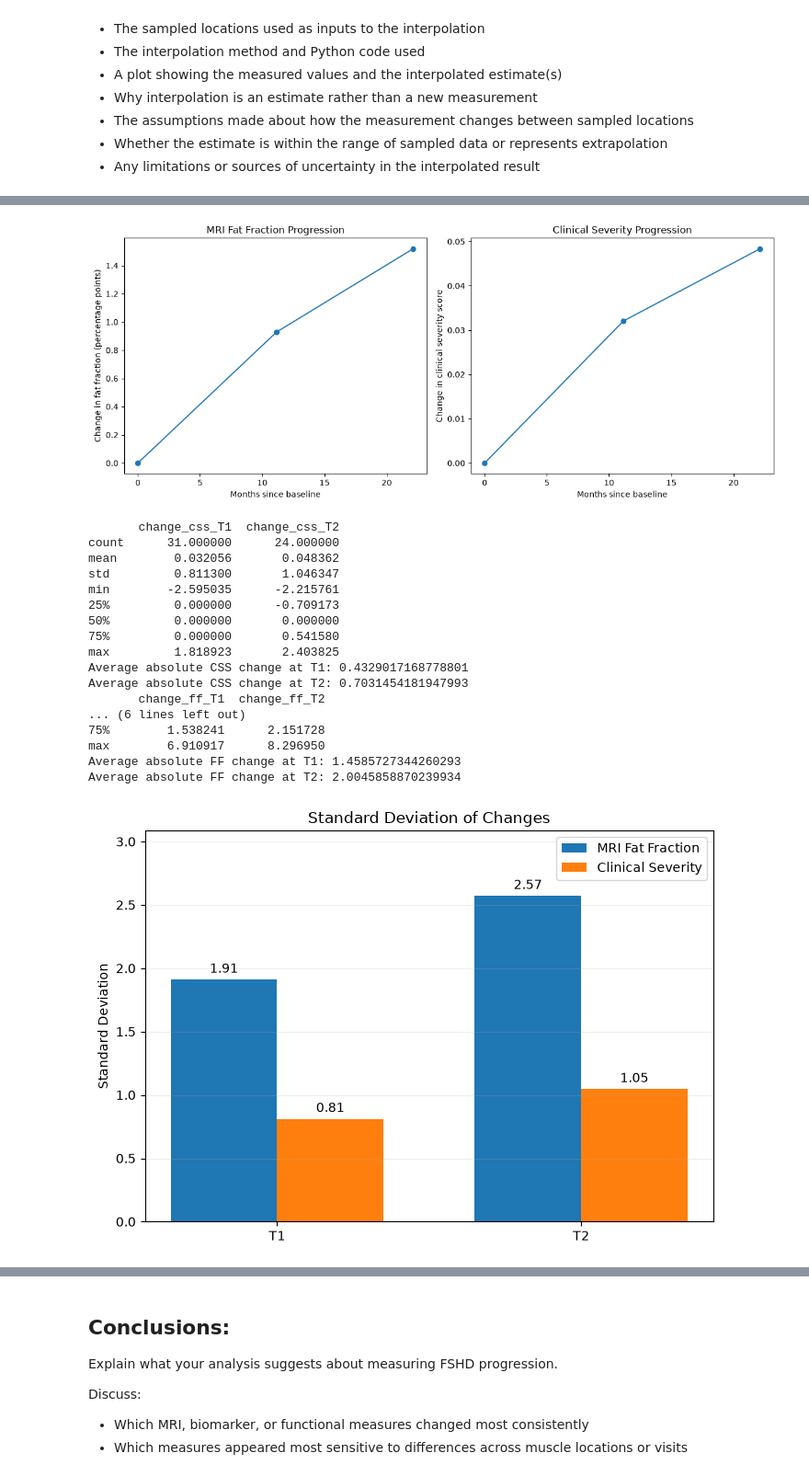
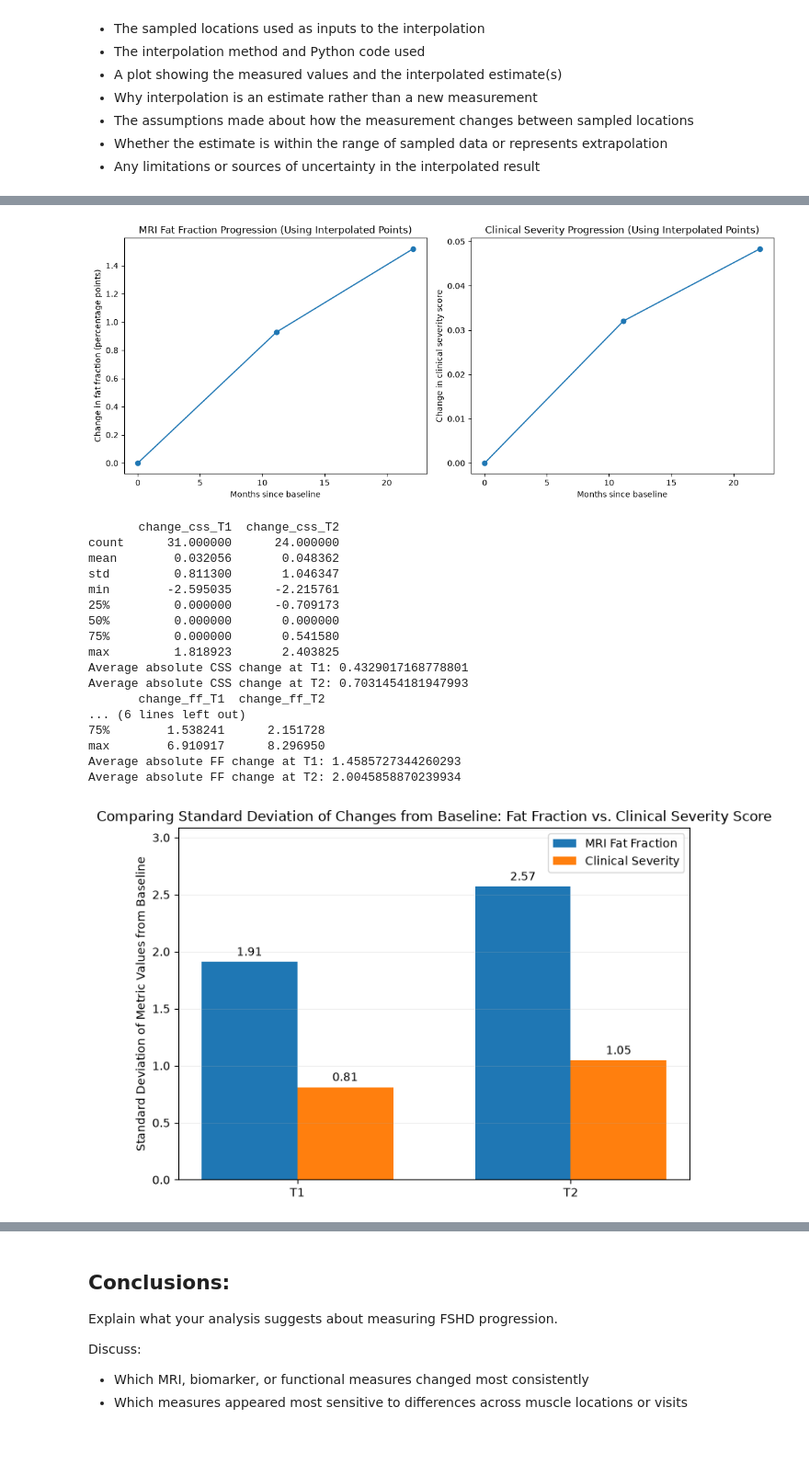
Before and after one commit to BigPanda0226/BME2315_Module2, a Jupyter notebook: FSHD_Module2_Project_Template.ipynb, the cells around one changed output, grey strips where cells are left out. Shown at 92% size. Drawn from its saved outputs; the diff is of its cells as text; code cells hidden in the pictures; blank space fills up the shorter version.

```diff
--- a/FSHD_Module2_Project_Template.ipynb
+++ b/FSHD_Module2_Project_Template.ipynb
@@ -596,12 +596,12 @@ fig, axes = plt.subplots(1, 2, figsize=(12, 5))
 times = [0, T1, T2]
 
 axes[0].plot(times, ff_means, marker='o')
-axes[0].set_title('MRI Fat Fraction Progression')
+axes[0].set_title('MRI Fat Fraction Progression (Using Interpolated Points)')
 axes[0].set_xlabel('Months since baseline')
 axes[0].set_ylabel('Change in fat fraction (percentage points)')
 
 axes[1].plot(times, css_means, marker='o')
-axes[1].set_title('Clinical Severity Progression')
+axes[1].set_title('Clinical Severity Progression (Using Interpolated Points)')
 axes[1].set_xlabel('Months since baseline')
 axes[1].set_ylabel('Change in clinical severity score')
 
@@ -643,12 +643,39 @@ css_std = results_df[css_cols].std().values
 ff_abs = results_df[ff_cols].abs().mean().values
 css_abs = results_df[css_cols].abs().mean().values
 
-ff_pct = [(results_df[c].dropna() > 0).mean() * 100
-          for c in ff_cols]
-css_pct = [(results_df[c].dropna() > 0).mean() * 100
-           for c in css_cols]
+# Calculate changes between consecutive time points
+ff_T1 = results_df['change_ff_T1']
+ff_T2 = results_df['change_ff_T2']
 
-def make_graph(ff, css, title, ylabel, ylim=None):
+css_T1 = results_df['change_css_T1']
+css_T2 = results_df['change_css_T2']
+
+# First interval: T1 - baseline
+ff_first = ff_T1.dropna()
+css_first = css_T1.dropna()
+
+# Second interval: T2 - T1
+# Both change columns already subtract the same baseline,
+# so subtracting them gives T2 - T1.
+ff_second = (ff_T2 - ff_T1).dropna()
+css_second = (css_T2 - css_T1).dropna()
+
+ff_pct = [
+    (ff_first > 0).mean() * 100,
+    (ff_second > 0).mean() * 100
+]
+
+css_pct = [
+    (css_first > 0).mean() * 100,
+    (css_second > 0).mean() * 100
+]
+
+
+def make_graph(ff, css, title, ylabel, ylim=None, xlabels = None): #created a function so wouldn't have to repeat this three more times
+
+    if xlabels is None:
+        xlabels = ['T1', 'T2']
+
     plt.figure(figsize=(7, 5))
 
     bars1 = plt.bar(x - width/2, ff, width,
@@ -659,7 +686,7 @@ def make_graph(ff, css, title, ylabel, ylim=None):
     plt.bar_label(bars1, fmt='%.2f', padding=3)
     plt.bar_label(bars2, fmt='%.2f', padding=3)
 
-    plt.xticks(x, ['T1', 'T2'])
+    plt.xticks(x, xlabels)
     plt.title(title)
     plt.ylabel(ylabel)
 
@@ -675,19 +702,20 @@ def make_graph(ff, css, title, ylabel, ylim=None):
 
 # Graph 1
 make_graph(ff_std, css_std,
-           'Standard Deviation of Changes',
-           'Standard Deviation')
+           'Comparing Standard Deviation of Changes from Baseline: Fat Fraction vs. Clinical Severity Score',
+           'Standard Deviation of Metric Values from Baseline')
 
 # Graph 2
 make_graph(ff_abs, css_abs,
-           'Mean Absolute Change',
-           'Mean Absolute Change')
+           'Comparing Mean Absolute Change from Baseline: Fat Fraction vs. Clinical Severity Score',
+           'Mean Absolute Change of Metric Values from Baseline')
 
 # Graph 3
 make_graph(ff_pct, css_pct,
-           'Percentage of Patients Showing Progression',
+           'Comparing the Percentage of Patients Showing an Increase Across Time Points: \nFat Fraction vs. Clinical Severity Score',
            'Patients with Increase (%)',
-           ylim=100)
+           ylim=100,
+           xlabels=['Baseline → T1', 'T1 → T2'])
 # %% [output]
 (34, 46)
 Subjects: 34
@@ -703,32 +731,32 @@ f_quadratic(T2) = 12.62727956965659
   subject_id  estimate_T1_linear  estimate_T2_quadratic  estimate_css_T1  \
 0     1-0019            6.744922               6.725603         2.949744
 1     1-0020                 NaN                    NaN              NaN
 2     1-0021            4.939927               4.494294         0.000000
 3     1-0022            6.616676               6.657714         3.000000
 4     1-0023                 NaN                    NaN              NaN
 
    estimate_css_T2  change_ff_T1  change_ff_T2  change_css_T1  change_css_T2
 0         3.025253      0.767668      0.748350       0.949744       1.025253
 1              NaN           NaN           NaN            NaN            NaN
 2         0.826448      1.593558      1.147926       0.000000       0.826448
 3         2.317487      1.140018      1.181055       0.000000      -0.682513
 4              NaN           NaN           NaN            NaN            NaN
-[figure, old version]
+[figure, new version]
        change_css_T1  change_css_T2
 count      31.000000      24.000000
 mean        0.032056       0.048362
 std         0.811300       1.046347
 min        -2.595035      -2.215761
 25%         0.000000      -0.709173
 50%         0.000000       0.000000
 75%         0.000000       0.541580
 max         1.818923       2.403825
 Average absolute CSS change at T1: 0.4329017168778801
 Average absolute CSS change at T2: 0.7031454181947993
        change_ff_T1  change_ff_T2
 ... (6 lines left out)
 75%        1.538241      2.151728
 max        6.910917      8.296950
 Average absolute FF change at T1: 1.4585727344260293
 Average absolute FF change at T2: 2.0045858870239934
-[figure, old version]
+[figure, new version]
```
Also changed, not shown: parts of 1 cell of this notebook.
